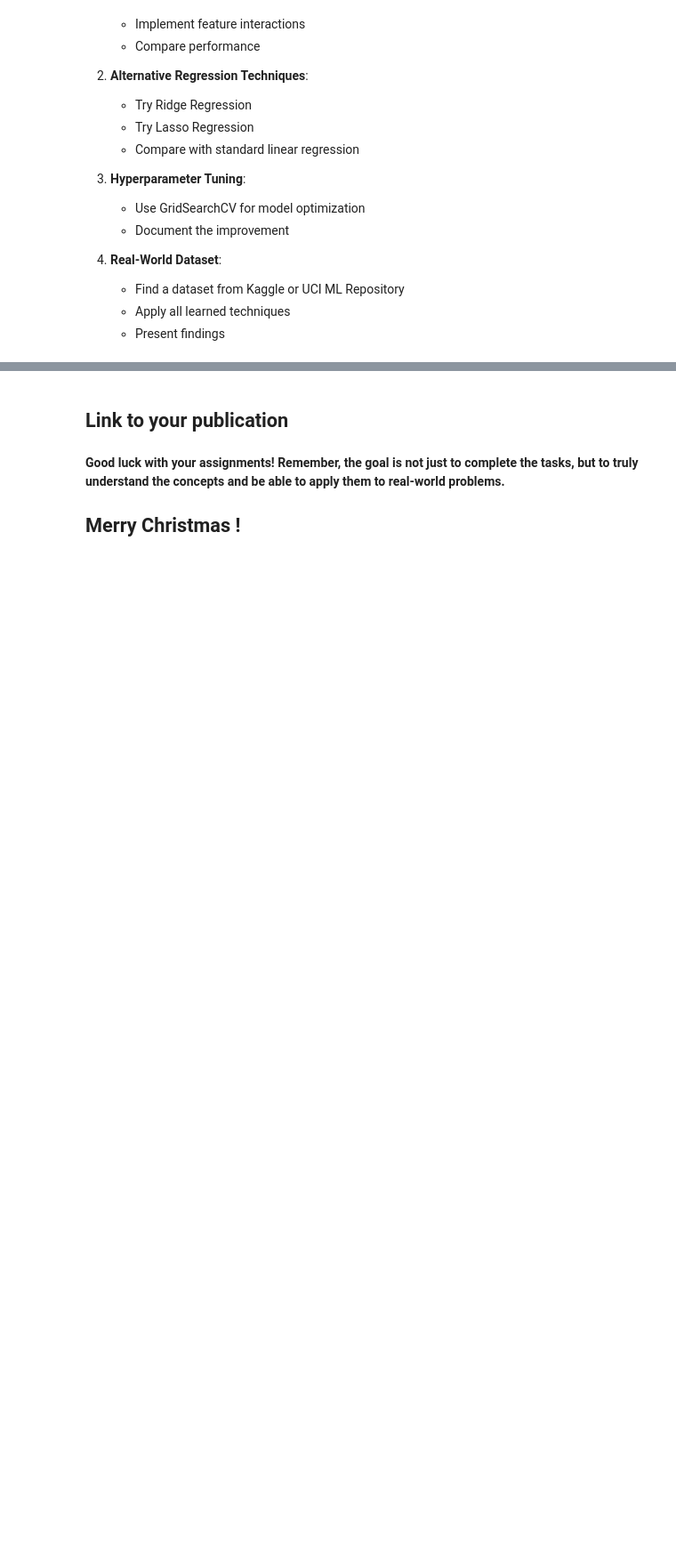
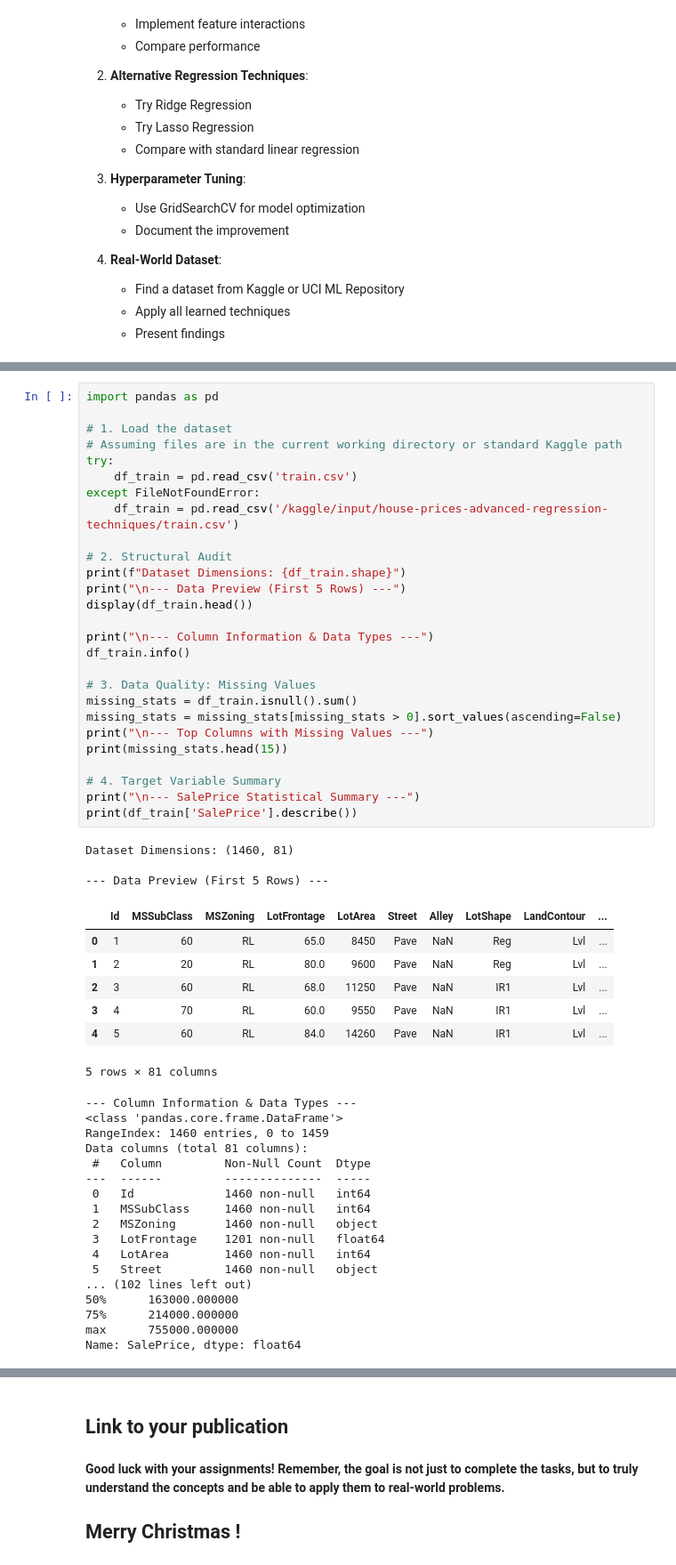
Before and after one commit to visionbyangelic/DATARAFLOW, a Jupyter notebook: Data_Pre_Processing_&_Regression1.ipynb, the cells around one changed output, grey strips where cells are left out. Shown: that part at 89% size. Drawn from its saved outputs; the diff is of its cells as text; blank space fills up the shorter version.

```diff
--- a/Data_Pre_Processing_&_Regression1.ipynb
+++ b/Data_Pre_Processing_&_Regression1.ipynb
@@ -1252,0 +1261,55 @@ If you want to go beyond:
+# %%
+import pandas as pd
+
+# 1. Load the dataset
+# Assuming files are in the current working directory or standard Kaggle path
+try:
+    df_train = pd.read_csv('train.csv')
+except FileNotFoundError:
+    df_train = pd.read_csv('/kaggle/input/house-prices-advanced-regression-techniques/train.csv')
+
+# 2. Structural Audit
+print(f"Dataset Dimensions: {df_train.shape}")
+print("\n--- Data Preview (First 5 Rows) ---")
+display(df_train.head())
+
+print("\n--- Column Information & Data Types ---")
+df_train.info()
+
+# 3. Data Quality: Missing Values
+missing_stats = df_train.isnull().sum()
+missing_stats = missing_stats[missing_stats > 0].sort_values(ascending=False)
+print("\n--- Top Columns with Missing Values ---")
+print(missing_stats.head(15))
+
+# 4. Target Variable Summary
+print("\n--- SalePrice Statistical Summary ---")
+print(df_train['SalePrice'].describe())
+# %% [output]
+Dataset Dimensions: (1460, 81)
+
+--- Data Preview (First 5 Rows) ---
+|  | Id | MSSubClass | MSZoning | LotFrontage | LotArea | Street | Alley | LotShape | LandContour | ... |
+| 0 | 1 | 60 | RL | 65.0 | 8450 | Pave | NaN | Reg | Lvl | ... |
+| 1 | 2 | 20 | RL | 80.0 | 9600 | Pave | NaN | Reg | Lvl | ... |
+| 2 | 3 | 60 | RL | 68.0 | 11250 | Pave | NaN | IR1 | Lvl | ... |
+| 3 | 4 | 70 | RL | 60.0 | 9550 | Pave | NaN | IR1 | Lvl | ... |
+| 4 | 5 | 60 | RL | 84.0 | 14260 | Pave | NaN | IR1 | Lvl | ... |
+5 rows × 81 columns
+--- Column Information & Data Types ---
+<class 'pandas.core.frame.DataFrame'>
+RangeIndex: 1460 entries, 0 to 1459
+Data columns (total 81 columns):
+ #   Column         Non-Null Count  Dtype
+---  ------         --------------  -----
+ 0   Id             1460 non-null   int64
+ 1   MSSubClass     1460 non-null   int64
+ 2   MSZoning       1460 non-null   object
+ 3   LotFrontage    1201 non-null   float64
+ 4   LotArea        1460 non-null   int64
+ 5   Street         1460 non-null   object
+... (102 lines left out)
+50%      163000.000000
+75%      214000.000000
+max      755000.000000
+Name: SalePrice, dtype: float64
```
Also changed, not shown: parts of 27 cells of this notebook.
